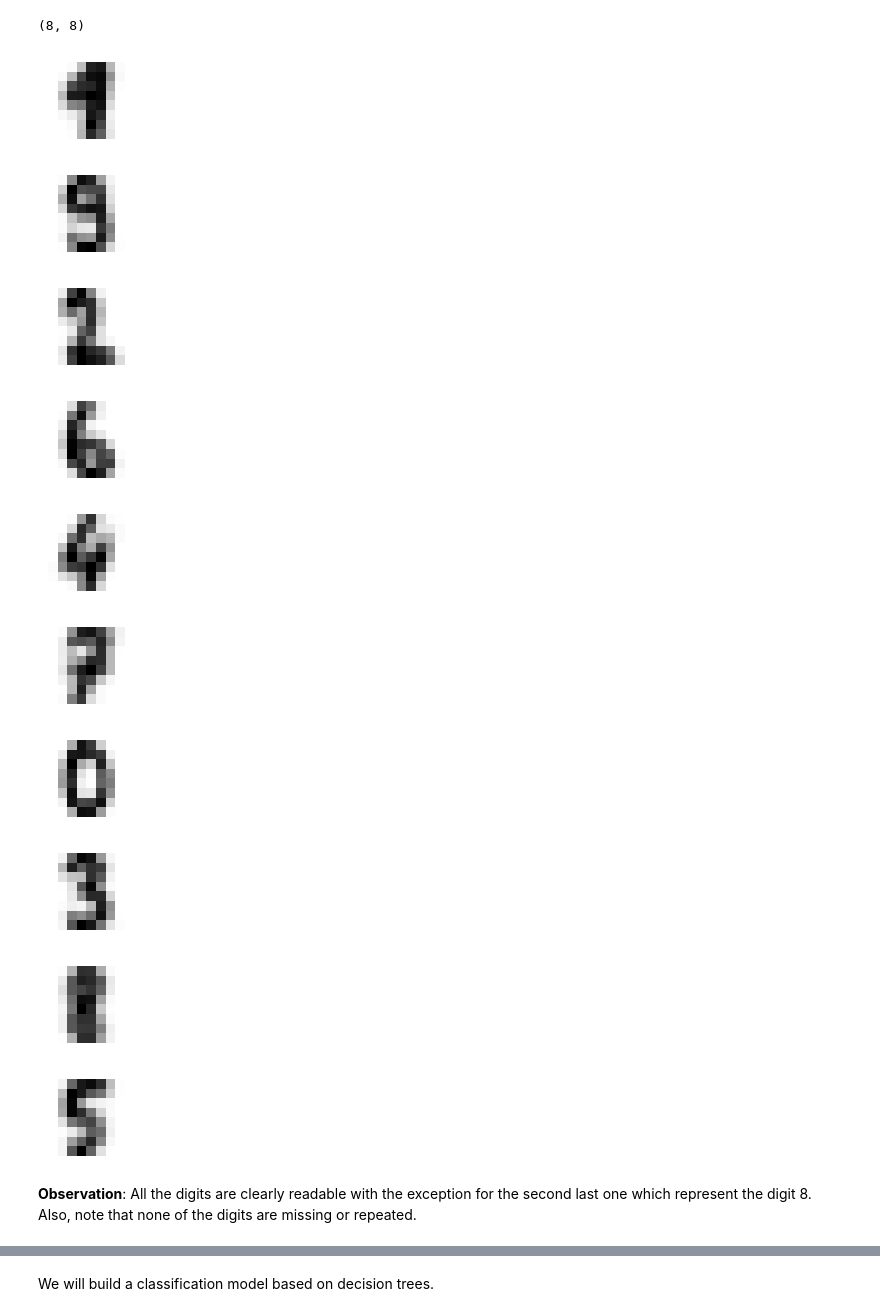
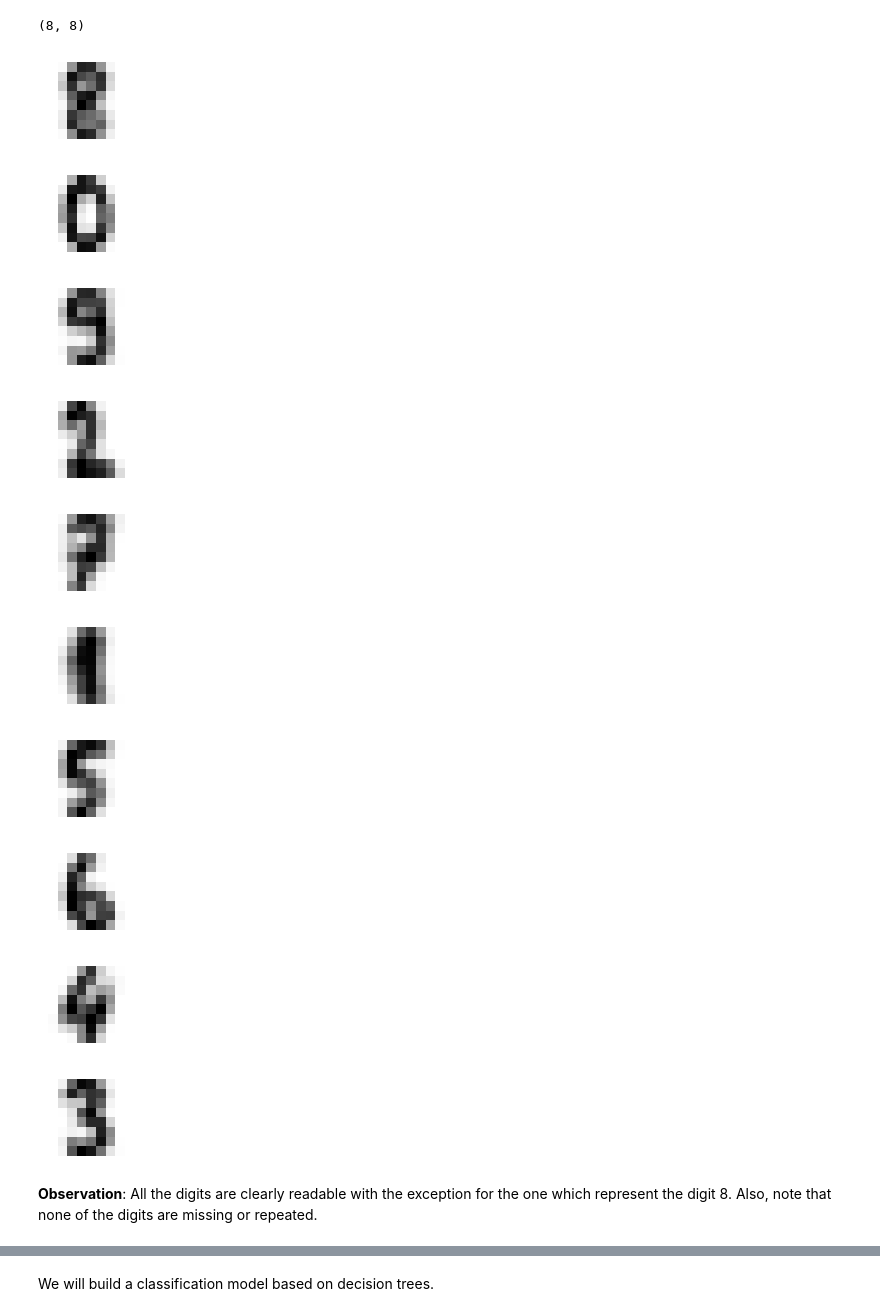
Before and after one commit to lutzhamel/CSC310, a Jupyter notebook: notes/22b-digits.ipynb, the cells around one changed output, grey strips where cells are left out. Cells and saved outputs as stored; diff of their text form; code cells hidden in the pictures.

```diff
--- a/notes/22b-digits.ipynb
+++ b/notes/22b-digits.ipynb
@@ -56 +69,6 @@ y = digits.data.targets
+# %%
+
+# data
+X = digits.drop(columns=['digit'])
+y = digits[['digit']]
 # %%
@@ -144,7 +171,6 @@ from sklearn.cluster import KMeans
 # %%
 model = KMeans(n_clusters=k,
-               n_init='auto',
-               random_state=0)
+               random_state=1)
 model.fit(X)
 model.cluster_centers_.shape
 # %% [output]
@@ -170,5 +194,7 @@ digit_images =[]
+# %%
+cluster_digit_images =[]
 # %%
 # reshaping the centroid vectors into 8x8 bit maps
 for i in range(k):
-  digit_images.append(model.cluster_centers_[i,].reshape(8,8))
+  cluster_digit_images.append(model.cluster_centers_[i,].reshape(8,8))
 # %%
@@ -178,21 +204,21 @@ digit_images[0].shape
 # %%
 # display the images of the centroids
 for i in range(k):
   plt.figure(figsize = (4,1))
   plt.axis('off')
-  plt.imshow(digit_images[i], cmap=plt.cm.binary, interpolation='nearest')
+  plt.imshow(cluster_digit_images[i], cmap=plt.cm.binary, interpolation='nearest')
   plt.show()
 # %% [output]
-[figure, old version]
+[figure, new version]
-[figure, old version]
+[figure, new version]
-[figure, old version]
+[figure, new version]
-[figure, old version]
+[figure, new version]
-[figure, old version]
+[figure, new version]
-[figure, old version]
+[figure, new version]
-[figure, old version]
+[figure, new version]
-[figure, old version]
+[figure, new version]
-[figure, old version]
+[figure, new version]
-[figure, old version]
+[figure, new version]
 # %% [markdown]
-**Observation**: All the digits are clearly readable with the exception for the second last one which represent the digit 8.  Also, note that none of the digits are missing or repeated.
+**Observation**: All the digits are clearly readable with the exception for the one which represent the digit 8.  Also, note that none of the digits are missing or repeated.
 # %% [markdown]
```
Also changed, not shown: parts of 31 cells of this notebook, 1 other file.
